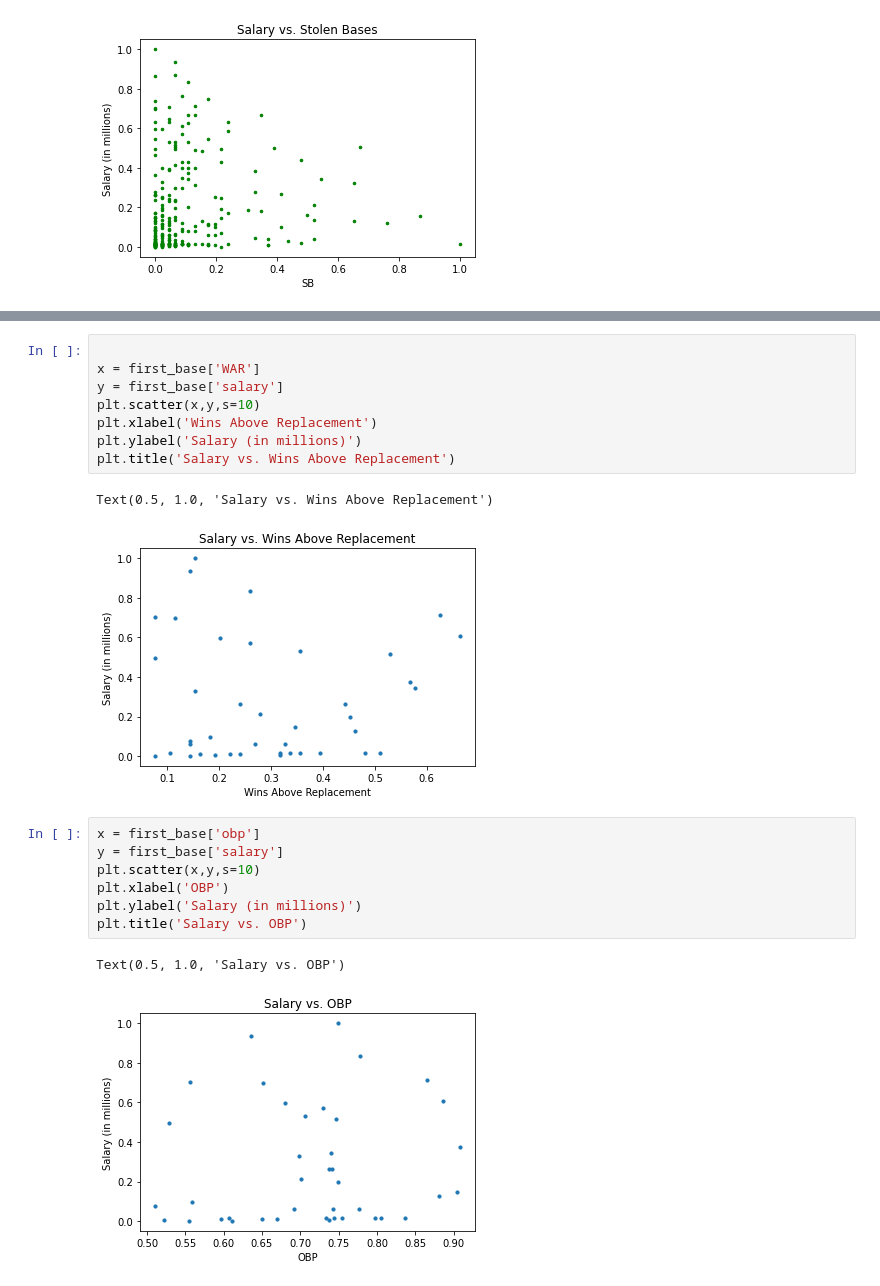
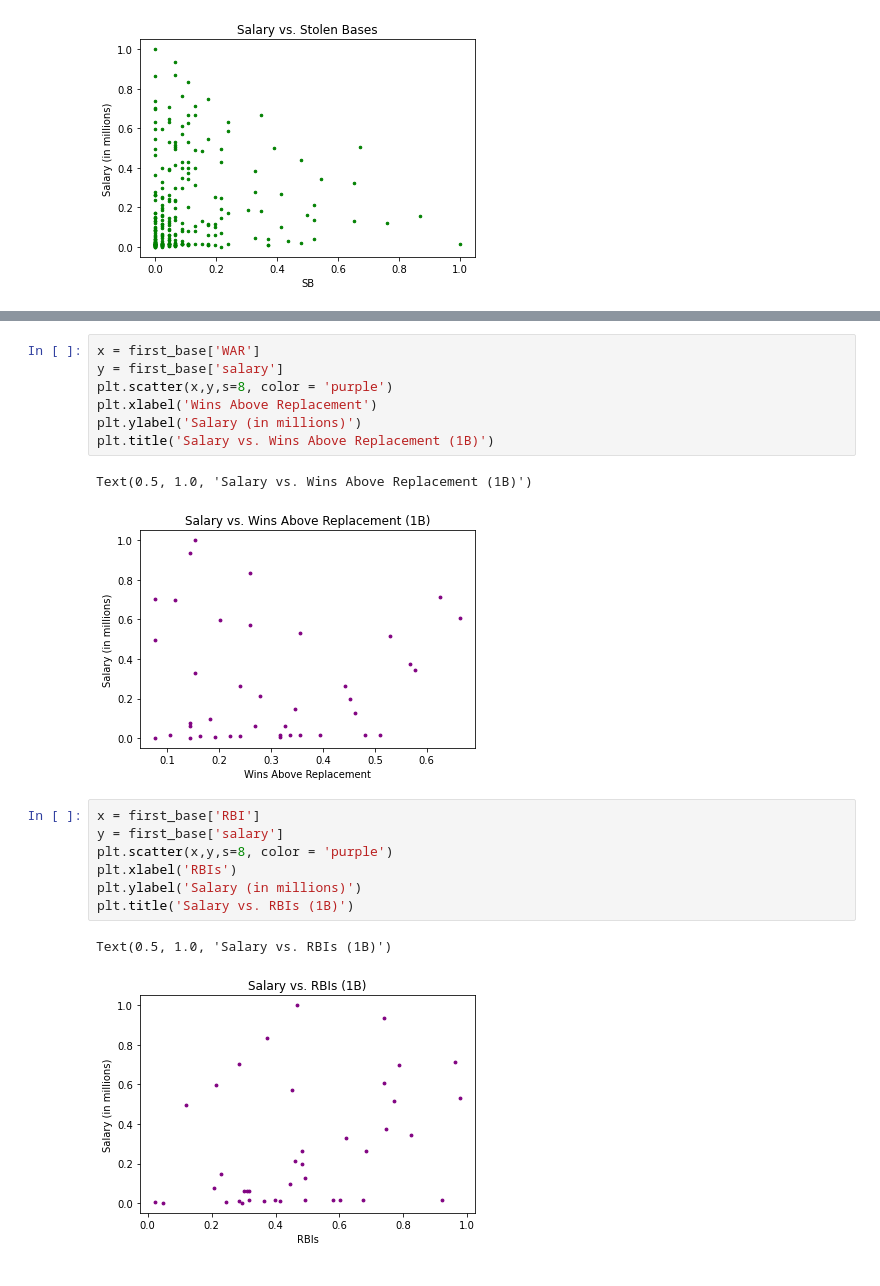
Before and after one commit to mnocerino23/MLB-Salary-Regressions, a Jupyter notebook: position_players.ipynb, the cells around one changed output, grey strips where cells are left out. Cells and saved outputs as stored; diff of their text form.

```diff
--- a/position_players.ipynb
+++ b/position_players.ipynb
@@ -209,21 +233,20 @@ Text(0.5, 1.0, 'Salary vs. Home Runs')
 # %%
-
 x = first_base['WAR']
 y = first_base['salary']
-plt.scatter(x,y,s=10)
+plt.scatter(x,y,s=8, color = 'purple')
 plt.xlabel('Wins Above Replacement')
 plt.ylabel('Salary (in millions)')
-plt.title('Salary vs. Wins Above Replacement')
+plt.title('Salary vs. Wins Above Replacement (1B)')
 # %% [output]
-Text(0.5, 1.0, 'Salary vs. Wins Above Replacement')
+Text(0.5, 1.0, 'Salary vs. Wins Above Replacement (1B)')
-[figure, old version]
+[figure, new version]
 # %%
-x = first_base['obp']
+x = first_base['RBI']
 y = first_base['salary']
-plt.scatter(x,y,s=10)
-plt.xlabel('OBP')
+plt.scatter(x,y,s=8, color = 'purple')
+plt.xlabel('RBIs')
 plt.ylabel('Salary (in millions)')
-plt.title('Salary vs. OBP')
+plt.title('Salary vs. RBIs (1B)')
 # %% [output]
-Text(0.5, 1.0, 'Salary vs. OBP')
+Text(0.5, 1.0, 'Salary vs. RBIs (1B)')
-[figure, old version]
+[figure, new version]
```
Also changed, not shown: parts of 25 cells of this notebook.
